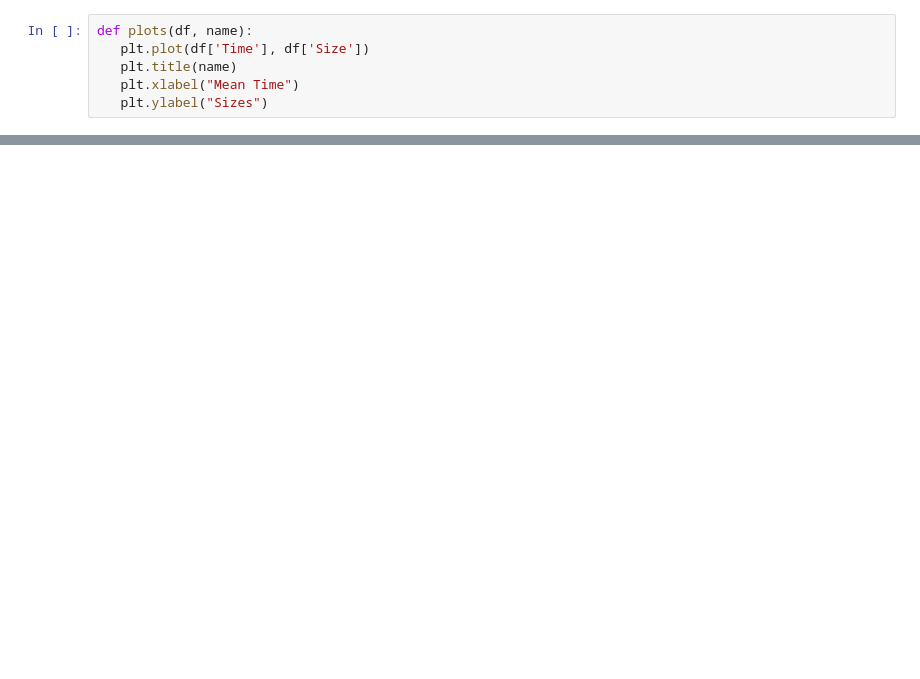
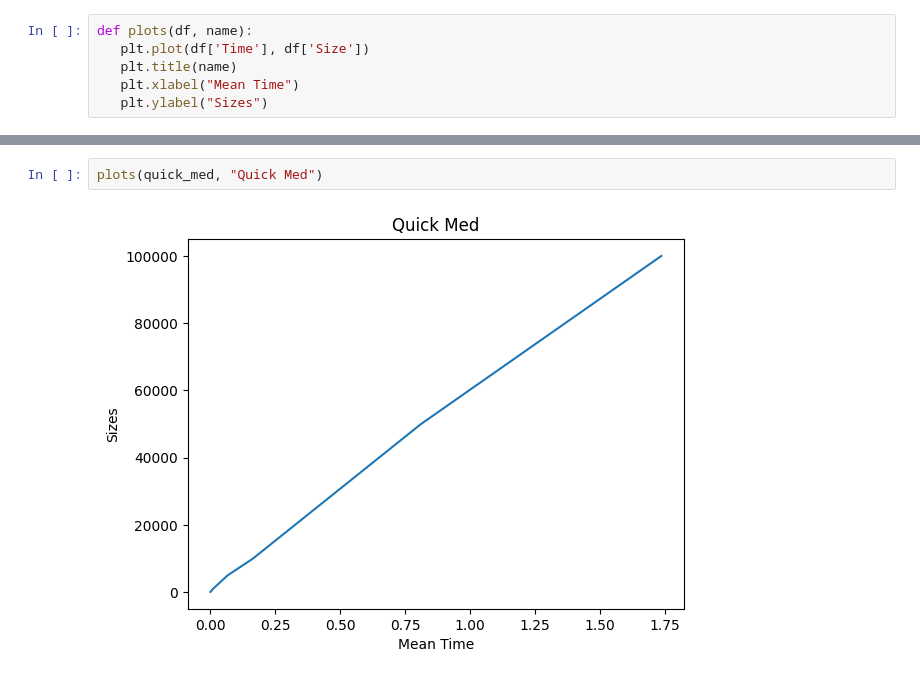
Before and after one commit to romulolassoares/trabalho-apa, a Jupyter notebook: main.ipynb, the cells around one changed output, grey strips where cells are left out. Saved outputs shown, nothing was run; the diff lists cells and outputs as text; blank space fills up the shorter version.

```diff
--- a/main.ipynb
+++ b/main.ipynb
@@ -32,0 +35,4 @@ plots(quick, "Quick")
+# %%
+plots(quick_med, "Quick Med")
+# %% [output]
+[figure, added]
```
Also changed, not shown: parts of 7 cells of this notebook, 2 other files.
